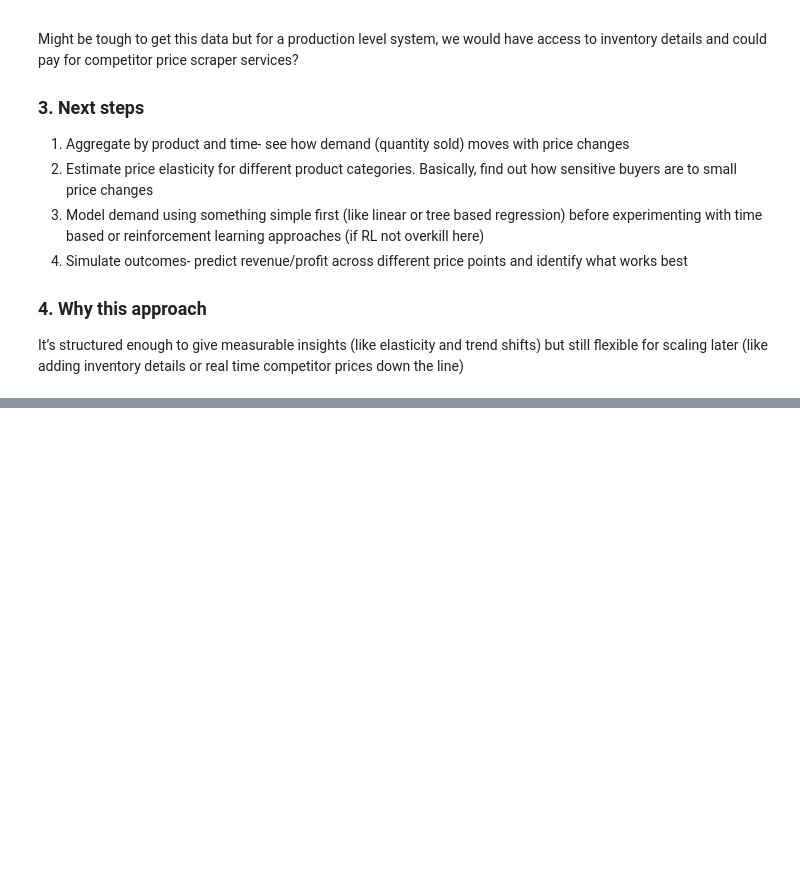
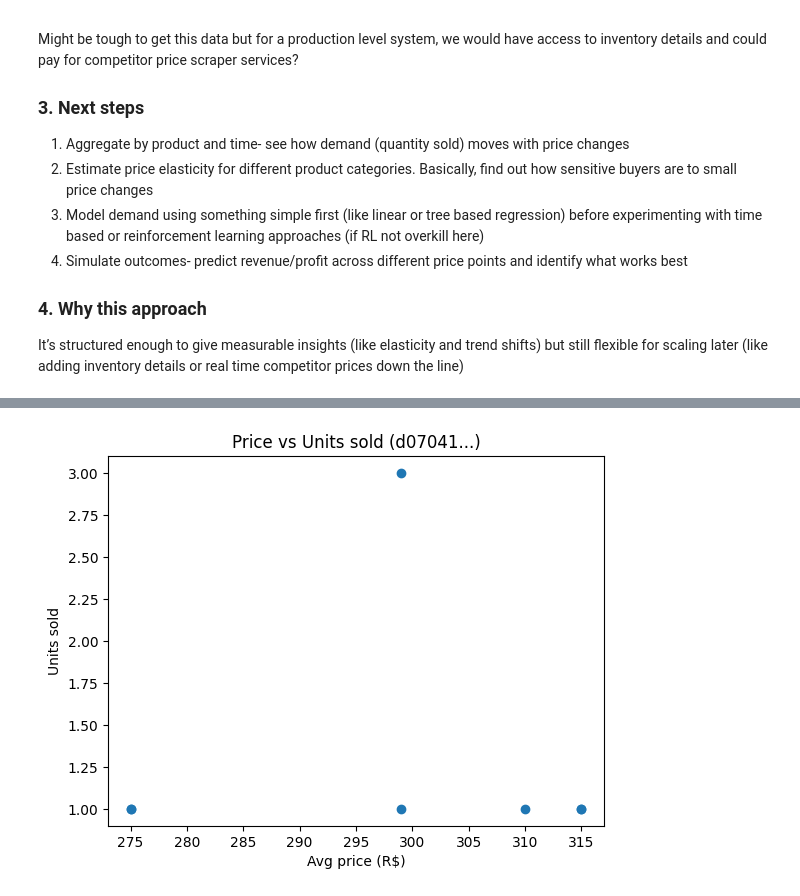
Before and after one commit to varshamanickam/dynamic-pricing-ml, a Jupyter notebook: notebooks/data_prep.ipynb, the cells around one changed output, grey strips where cells are left out. Cells and saved outputs as stored; diff of their text form; code cells hidden in the pictures; blank space fills up the shorter version.

```diff
--- a/notebooks/data_prep.ipynb
+++ b/notebooks/data_prep.ipynb
@@ -259,0 +334,12 @@ It’s structured enough to give measurable insights (like elasticity and trend
+# %%
+if sample_id:
+    sample = weekly_prod[weekly_prod["product_id"] == sample_id]
+    plt.scatter(sample["avg_price"], sample["units_sold"])
+    plt.xlabel("Avg price (R$)")
+    plt.ylabel("Units sold")
+    plt.title(f"Price vs Units sold ({sample_id[:6]}...)")
+    plt.show()
+else:
+    print("No eligible products with multiple weeks & price variation yet.")
+# %% [output]
+[figure, added]
```
Also changed, not shown: parts of 16 cells of this notebook, 2 other files.
